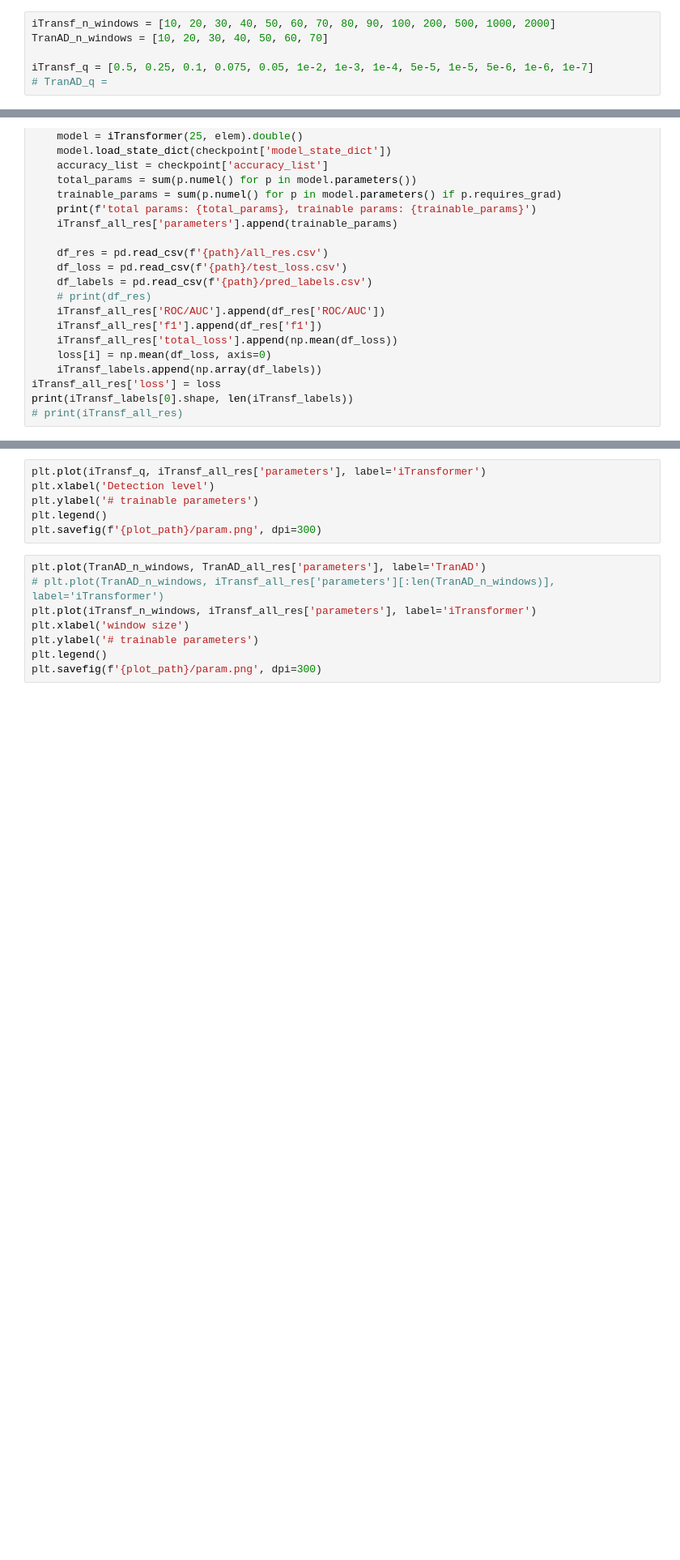
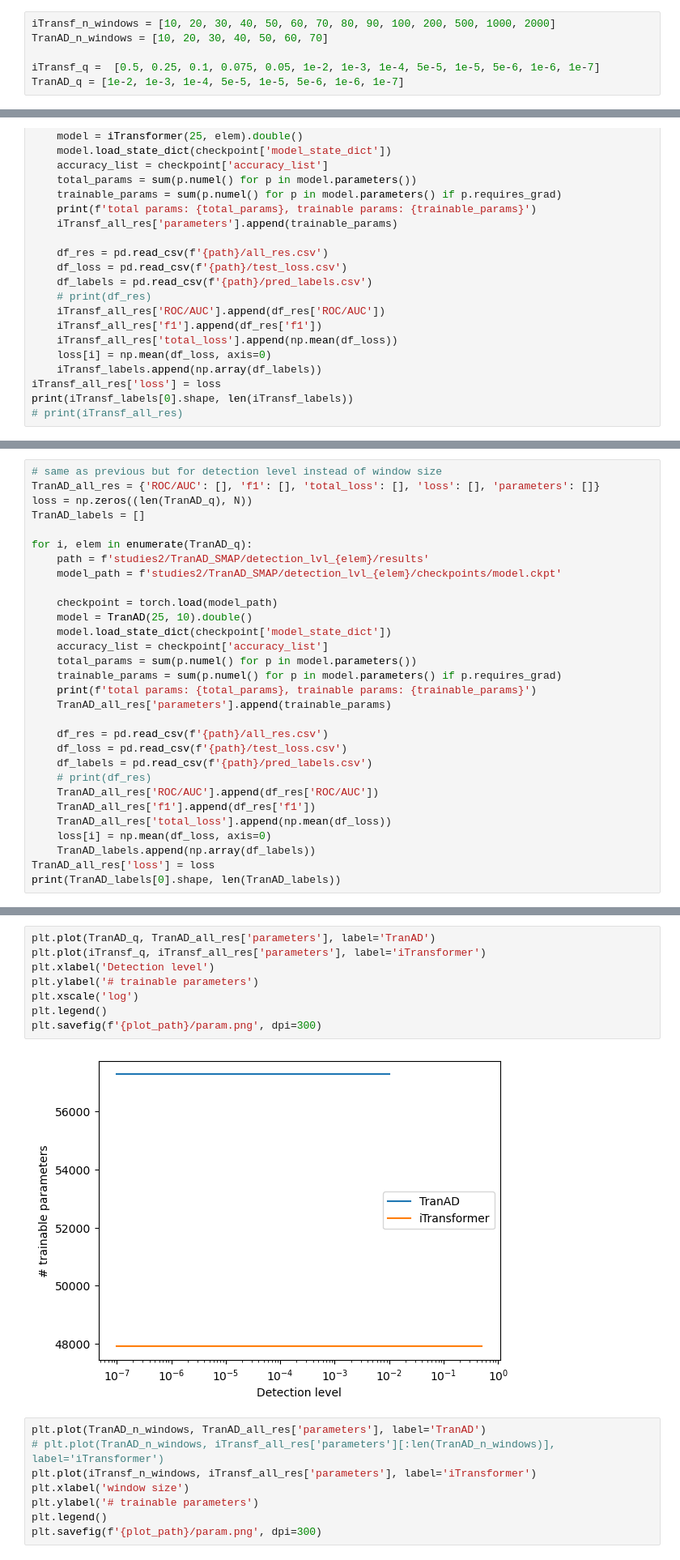
Before and after one commit to PedroKochinski/TSAD_from_laurab222, a Jupyter notebook: visualise.ipynb, the cells around one changed output, grey strips where cells are left out. Shown at 81% size. Cells and saved outputs as stored; diff of their text form; blank space fills up the shorter version.

Commit message:
latest version with local vs global studies

```diff
--- a/visualise.ipynb
+++ b/visualise.ipynb
@@ -14,8 +14,8 @@ import torch
 iTransf_n_windows = [10, 20, 30, 40, 50, 60, 70, 80, 90, 100, 200, 500, 1000, 2000]
 TranAD_n_windows = [10, 20, 30, 40, 50, 60, 70]
 
-iTransf_q = [0.5, 0.25, 0.1, 0.075, 0.05, 1e-2, 1e-3, 1e-4, 5e-5, 1e-5, 5e-6, 1e-6, 1e-7]
-# TranAD_q =
+iTransf_q =  [0.5, 0.25, 0.1, 0.075, 0.05, 1e-2, 1e-3, 1e-4, 5e-5, 1e-5, 5e-6, 1e-6, 1e-7]
+TranAD_q = [1e-2, 1e-3, 1e-4, 5e-5, 1e-5, 5e-6, 1e-6, 1e-7]
 # %%
 N = 25
 dataset = 'SMAP'
@@ -125,0 +149,30 @@ print(iTransf_labels[0].shape, len(iTransf_labels))
+# %%
+# same as previous but for detection level instead of window size
+TranAD_all_res = {'ROC/AUC': [], 'f1': [], 'total_loss': [], 'loss': [], 'parameters': []}
+loss = np.zeros((len(TranAD_q), N))
+TranAD_labels = []
+
+for i, elem in enumerate(TranAD_q):
+    path = f'studies2/TranAD_SMAP/detection_lvl_{elem}/results'
+    model_path = f'studies2/TranAD_SMAP/detection_lvl_{elem}/checkpoints/model.ckpt'
+
+    checkpoint = torch.load(model_path)
+    model = TranAD(25, 10).double()
+    model.load_state_dict(checkpoint['model_state_dict'])
+    accuracy_list = checkpoint['accuracy_list']
+    total_params = sum(p.numel() for p in model.parameters())
+    trainable_params = sum(p.numel() for p in model.parameters() if p.requires_grad)
+    print(f'total params: {total_params}, trainable params: {trainable_params}')
+    TranAD_all_res['parameters'].append(trainable_params)
+
+    df_res = pd.read_csv(f'{path}/all_res.csv')
+    df_loss = pd.read_csv(f'{path}/test_loss.csv')
+    df_labels = pd.read_csv(f'{path}/pred_labels.csv')
+    # print(df_res)
+    TranAD_all_res['ROC/AUC'].append(df_res['ROC/AUC'])
+    TranAD_all_res['f1'].append(df_res['f1'])
+    TranAD_all_res['total_loss'].append(np.mean(df_loss))
+    loss[i] = np.mean(df_loss, axis=0)
+    TranAD_labels.append(np.array(df_labels))
+TranAD_all_res['loss'] = loss
+print(TranAD_labels[0].shape, len(TranAD_labels))
@@ -126,9 +189,13 @@ print(iTransf_labels[0].shape, len(iTransf_labels))
 # %%
+plt.plot(TranAD_q, TranAD_all_res['parameters'], label='TranAD')
 plt.plot(iTransf_q, iTransf_all_res['parameters'], label='iTransformer')
 plt.xlabel('Detection level')
 plt.ylabel('# trainable parameters')
+plt.xscale('log')
 plt.legend()
 plt.savefig(f'{plot_path}/param.png', dpi=300)
+# %% [output]
+[figure, added]
 # %%
 plt.plot(TranAD_n_windows, TranAD_all_res['parameters'], label='TranAD')
 # plt.plot(TranAD_n_windows, iTransf_all_res['parameters'][:len(TranAD_n_windows)], label='iTransformer')
```
Also changed, not shown: parts of 9 cells of this notebook, 7 other files.
